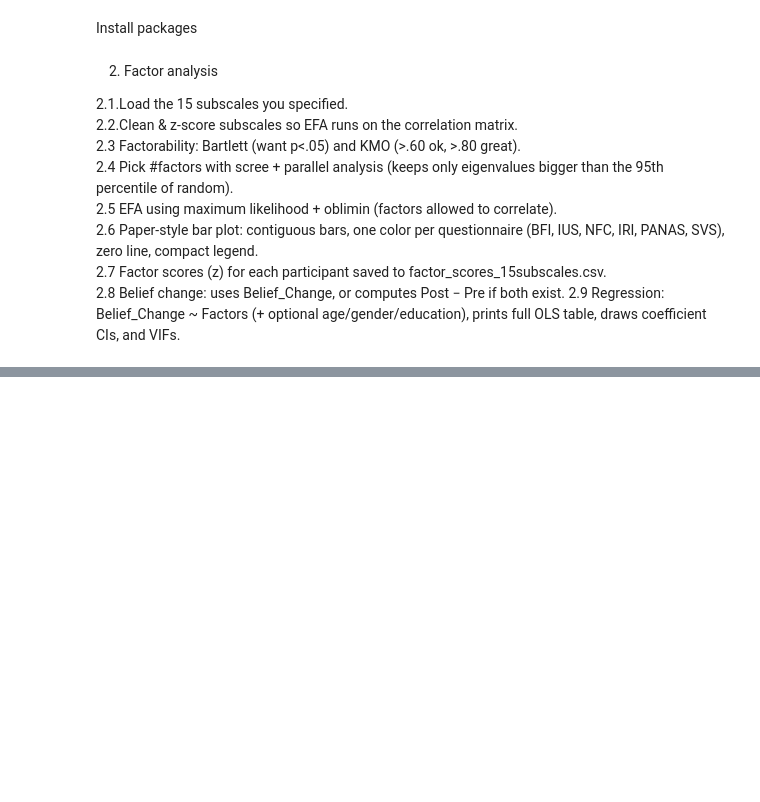
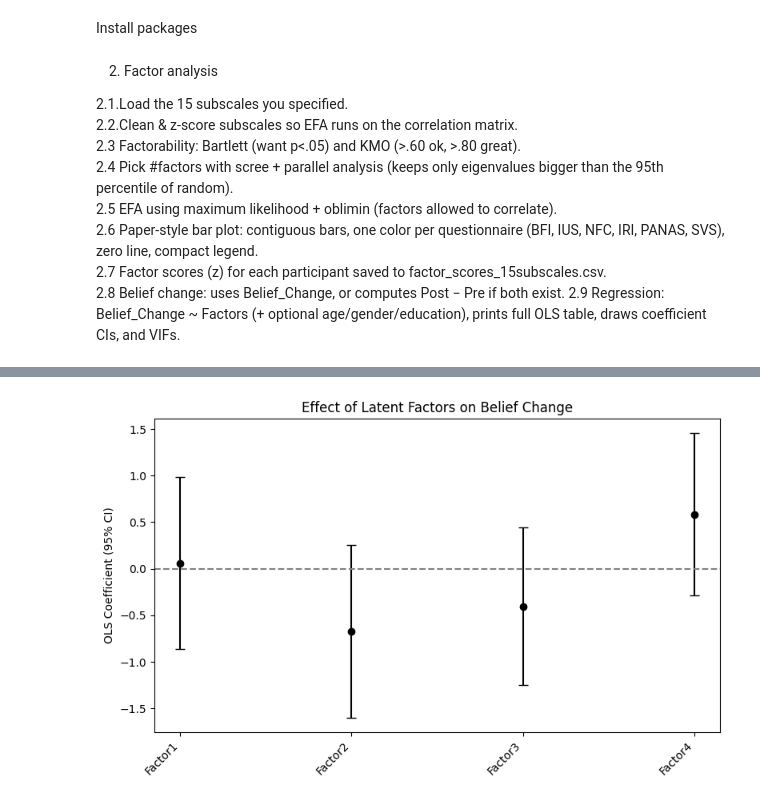
Before and after one commit to karl-1024/NeuroIntern, a Jupyter notebook: New folder/personality_analysis/final_cfa.ipynb, the cells around one changed output, grey strips where cells are left out. Saved outputs shown, nothing was run; the diff lists cells and outputs as text; code cells hidden in the pictures; blank space fills up the shorter version.

Commit message:
factor analysis

```diff
--- a/New folder/personality_analysis/final_cfa.ipynb
+++ b/New folder/personality_analysis/final_cfa.ipynb
@@ -85,7 +87,7 @@ cols_expected = [
     "IUS_Total","NFC_Total",
     "IRI_PT","IRI_FS","IRI_EC","IRI_PD",
     "PANAS_PA","PANAS_NA",
-    "SVS_Openness","SVS_Conservation"
+    "SVS_Openness","SVS_Conservation",
 ]
 df_sheets = pd.read_excel(CSV_PATH, sheet_name = None)
 merged_df = None
@@ -100,9 +102,11 @@ for name, df in df_sheets.items():
 
 merged_df.to_csv("df_raw.csv", index = False)
 df_raw = pd.read_csv("df_raw.csv") #converts xlsx to csv
+print("Columns in df_raw:", df_raw.columns.tolist())
 
 missing = [c for c in cols_expected if c not in df_raw.columns]
 if missing:
     raise ValueError(f"Missing expected columns in CSV: {missing}")
 
 subs = df_raw[cols_expected].copy()
+subs.head()
@@ -362,0 +312,10 @@ ValueError: Add a 'Belief_Change' column or both 'Belief_Pre' and 'Belief_Post'.
+# %%
+def first_present(cols, candidates):
+    for c in candidates:
+        if c in cols: return c
+    return None
+
+belief_change_col = first_present(df_work.columns, ["Belief_Change","belief_change","delta_belief"])
+belief_change_col = supporting_update + opposing_update
+belief_change_col.head()
+print(type(belief_change_col))
@@ -362,0 +381,27 @@ ValueError: Add a 'Belief_Change' column or both 'Belief_Pre' and 'Belief_Post'.
+# %%
+#plot for coef plot
+
+coefs = ols.params.loc[factor_cols]
+conf = ols.conf_int().loc[factor_cols]
+conf.columns = ["lower", "upper"]
+
+# build plot
+plt.figure(figsize=(8, 5))
+plt.errorbar(
+    coefs.index, coefs.values,
+    yerr=[coefs.values - conf["lower"], conf["upper"] - coefs.values],
+    fmt="o", capsize=4, color="black"
+)
+
+# add a zero line for reference
+plt.axhline(0, color="gray", linestyle="--")
+
+# prettify labels
+plt.xticks(rotation=45, ha="right")
+plt.ylabel("OLS Coefficient (95% CI)")
+plt.title("Effect of Latent Factors on Belief Change")
+
+plt.tight_layout()
+plt.show()
+# %% [output]
+[figure, added]
```
Also changed, not shown: parts of 7 cells of this notebook.
